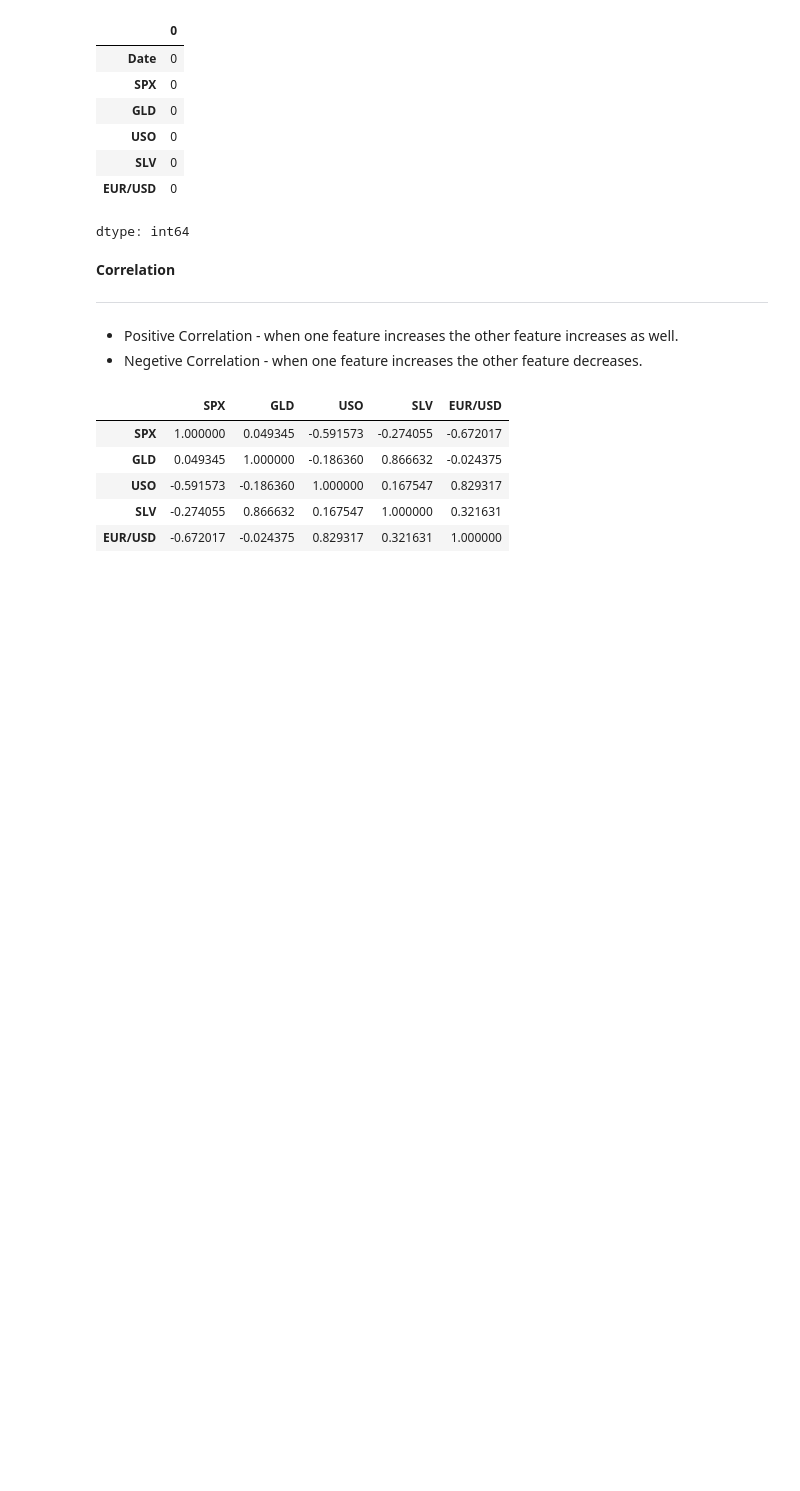
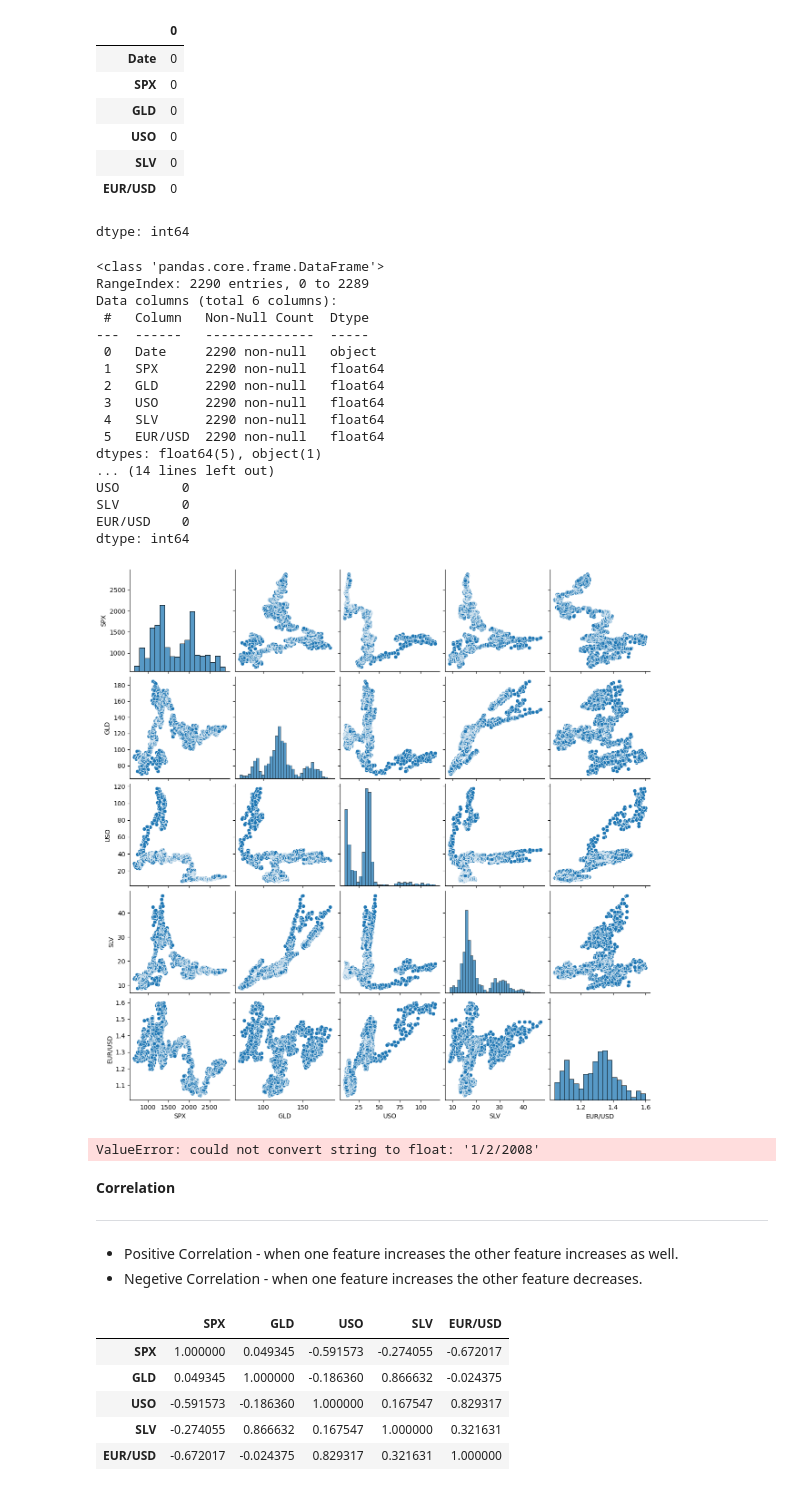
Before and after one commit to mayankraj25/SciKit-Learn, a Jupyter notebook: GoldPricePrediction(RandomForestRegression).ipynb, the cells around one changed output. Drawn from its saved outputs; the diff is of its cells as text; code cells hidden in the pictures; blank space fills up the shorter version.

```diff
--- a/GoldPricePrediction(RandomForestRegression).ipynb
+++ b/GoldPricePrediction(RandomForestRegression).ipynb
@@ -51,6 +53,39 @@ df.isnull().sum()
 | SLV | 0 |
 | EUR/USD | 0 |
 dtype: int64
+# %%
+# Basic info
+print(df.info())
+print(df.describe())
+print(df.isnull().sum())
+
+# Pairplot for numerical features
+sns.pairplot(df.select_dtypes(include='number'))
+plt.show()
+
+# Correlation heatmap
+sns.heatmap(df.corr(), annot=True, cmap="coolwarm")
+plt.show()
+# %% [output]
+<class 'pandas.core.frame.DataFrame'>
+RangeIndex: 2290 entries, 0 to 2289
+Data columns (total 6 columns):
+ #   Column   Non-Null Count  Dtype
+---  ------   --------------  -----
+ 0   Date     2290 non-null   object
+ 1   SPX      2290 non-null   float64
+ 2   GLD      2290 non-null   float64
+ 3   USO      2290 non-null   float64
+ 4   SLV      2290 non-null   float64
+ 5   EUR/USD  2290 non-null   float64
+dtypes: float64(5), object(1)
+... (14 lines left out)
+USO        0
+SLV        0
+EUR/USD    0
+dtype: int64
+[figure, added]
+ValueError: could not convert string to float: '1/2/2008'
 # %% [markdown]
 **Correlation**
 
```
Also changed, not shown: parts of 1 cell of this notebook.
